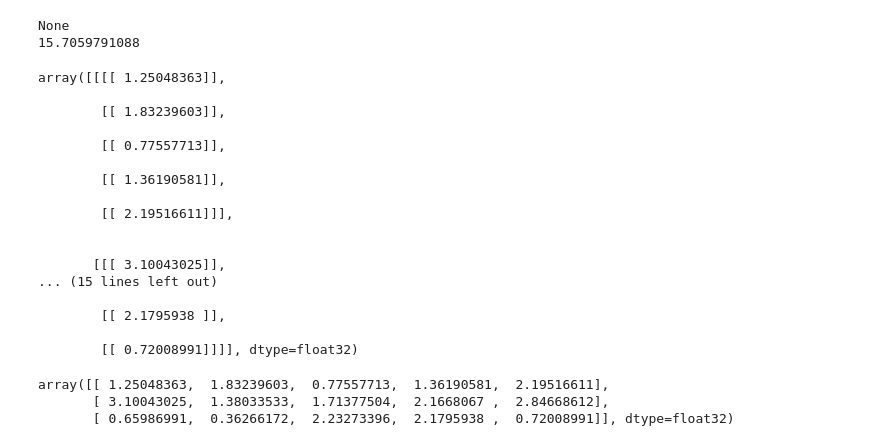
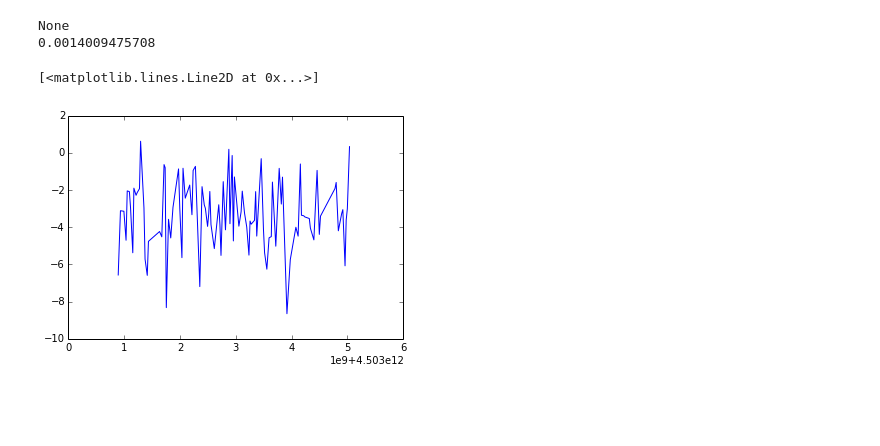
Before and after one commit to cjackie/IPythonNotebook, a Jupyter notebook: ese441/energy1.ipynb, the cells around one changed output. Cells and saved outputs as stored; diff of their text form; code cells hidden in the pictures; blank space fills up the shorter version.

```diff
--- a/ese441/energy1.ipynb
+++ b/ese441/energy1.ipynb
@@ -62,35 +74,49 @@ energy
+# %%
+# probabilties
+sigma = 2
+pooling_size = 4
+v_real = accel_data.copy()
+h_real = np.zeros(h_fantasy_in.get_shape().as_list())
+convoluted = sess.run(convolution_real+hb, feed_dict={ v_real_in: v_real })
+for i in range(convoluted.shape[3]):
+    for j in range(convoluted.shape[2]/pooling_size):
+        convoluted_j = convoluted[0,0,j*pooling_size:(j+1)*pooling_size,i]
+        prob_not_normalized = np.power(np.e, np.concatenate((convoluted_j, [1]), axis=0))
+        prob = prob_not_normalized / sum(prob_not_normalized)
+        h_j = stats.rv_discrete(values=(range(len(prob)), prob)).rvs()
+        if h_j == pooling_size:
+            # none of h_real[j*pooling_size:j*(pooling_size+1),i] be 1
+            pass
+        else:
+            h_real[j*pooling_size+h_j,i] = 1
+
+v_fantasy = np.zeros(v_fantasy_in.get_shape().as_list())
+#convolution related to reconstruction
+convolution_rec_raw = sess.run(convolution_rec, feed_dict={h_rec_in: h_real})
+convolution_rec = convolution_rec_raw[:,:,:,:,0] # same shape as `accel_data`
+for i0 in range(v_fantasy_in.get_shape()[0]):
+    for i1 in range(v_fantasy_in.get_shape()[1]):
+        for i2 in range(v_fantasy_in.get_shape()[2]):
+            for i3 in range(v_fantasy_in.get_shape()[3]):
+                mean = convolution_rec[i0,i1,i2,i3] + sess.run(vb)
+                v_fantasy[i0,i1,i2,i3] = stats.norm.rvs(mean,sigma)
 # %%
-h_in_sample = np.random.random_sample(h_in.get_shape().as_list())
-v_in_sample = np.random.random_sample(v_in.get_shape().as_list())
+h_real_in_sample = np.random.random_sample(h_real_in.get_shape().as_list())
+v_real_in_sample = np.random.random_sample(v_real_in.get_shape().as_list())
+h_fantasy_in_sample = np.random.random_sample(h_fantasy_in.get_shape().as_list())
+v_fantasy_in_sample = np.random.random_sample(v_fantasy_in.get_shape().as_list())
 # sess.run(energy, feed_dict={h_in: h_in_sample, v_in: v_in_sample})
 tik = time.time()
-print(sess.run(training, feed_dict={h_in: h_in_sample, v_in: v_in_sample}))
+feed_dict={
+    h_real_in: h_real_in_sample,
+    v_real_in: v_real_in_sample,
+    h_fantasy_in: h_fantasy_in_sample,
+    v_fantasy_in: v_fantasy_in_sample
+}
+print(sess.run(training, feed_dict=feed_dict))
 tok = time.time()
 print(tok-tik)
-sess.run(w)
+# sess.run(convolution_real+vb, feed_dict=feed_dict)
 # %% [output]
 None
-15.7059791088
+0.0014009475708
-array([[[[ 1.25048363]],
-
-        [[ 1.83239603]],
-
-        [[ 0.77557713]],
-
-        [[ 1.36190581]],
-
-        [[ 2.19516611]]],
-
-
-       [[[ 3.10043025]],
-... (15 lines left out)
-
-        [[ 2.1795938 ]],
-
-        [[ 0.72008991]]]], dtype=float32)
-# %%
-sess.run(w)[:,:,0,0]
-# %% [output]
-array([[ 1.25048363,  1.83239603,  0.77557713,  1.36190581,  2.19516611],
-       [ 3.10043025,  1.38033533,  1.71377504,  2.1668067 ,  2.84668612],
-       [ 0.65986991,  0.36266172,  2.23273396,  2.1795938 ,  0.72008991]], dtype=float32)
@@ -96,0 +131,5 @@ array([[ 1.25048363,  1.83239603,  0.77557713,  1.36190581,  2.19516611],
+# %%
+plt.plot(time_axis, v_fantasy[0,0,:,0])
+# %% [output]
+[<matplotlib.lines.Line2D at 0x...>]
+[figure, added]
```
Also changed, not shown: parts of 6 cells of this notebook.
